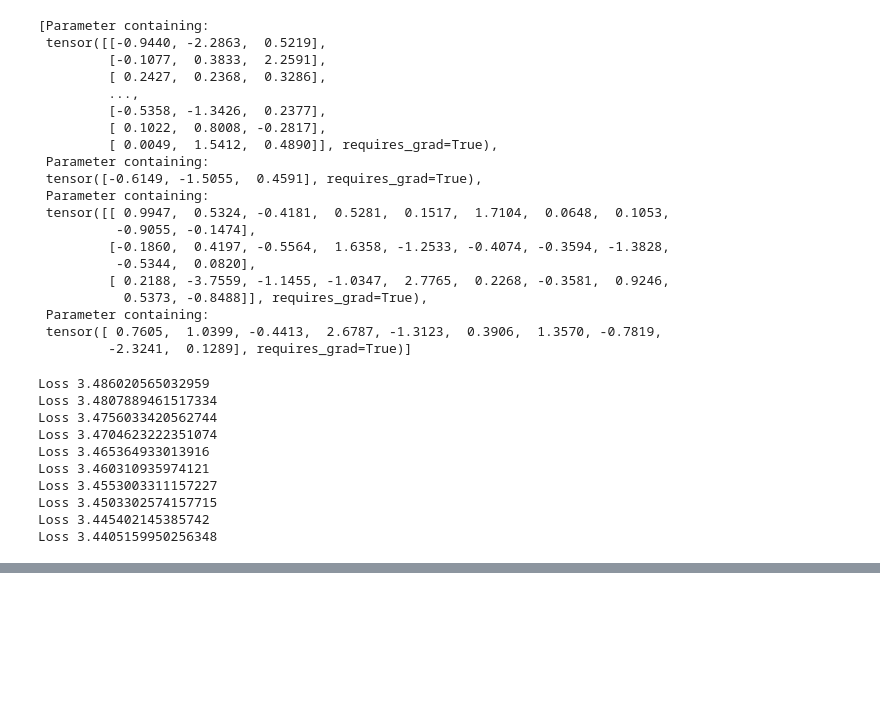
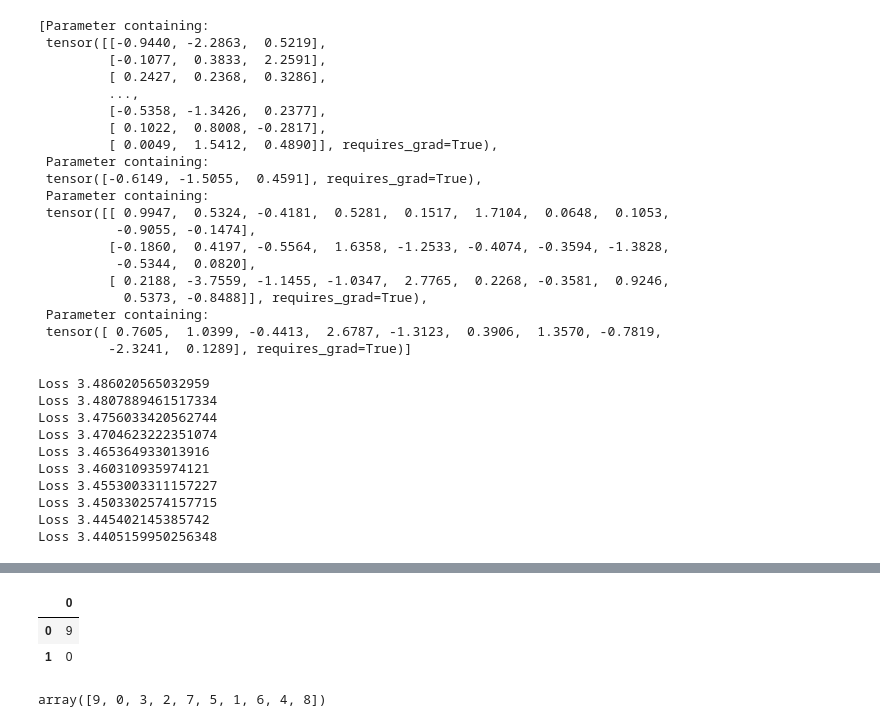
Before and after one commit to rachita-ramesh/introduction_ml, a Jupyter notebook: ClassCode/day3.ipynb, the cells around one changed output, grey strips where cells are left out. Drawn from its saved outputs; the diff is of its cells as text; code cells hidden in the pictures; blank space fills up the shorter version.

```diff
--- a/ClassCode/day3.ipynb
+++ b/ClassCode/day3.ipynb
@@ -445,0 +633,2 @@ get_layer(input_dim=784, no_neurons=30)
+# %%
+l=pd.read_csv("/Users/gunnvantsaini/Data/Work/ML Course/Module 5 Neural Networks/Data/fashion_train_labels.csv")
@@ -445,0 +650,10 @@ get_layer(input_dim=784, no_neurons=30)
+# %%
+l.head(2)
+# %% [output]
+|  | 0 |
+| 0 | 9 |
+| 1 | 0 |
+# %%
+l['0'].unique()
+# %% [output]
+array([9, 0, 3, 2, 7, 5, 1, 6, 4, 8])
```
Also changed, not shown: parts of 39 cells of this notebook, 1 other file.
